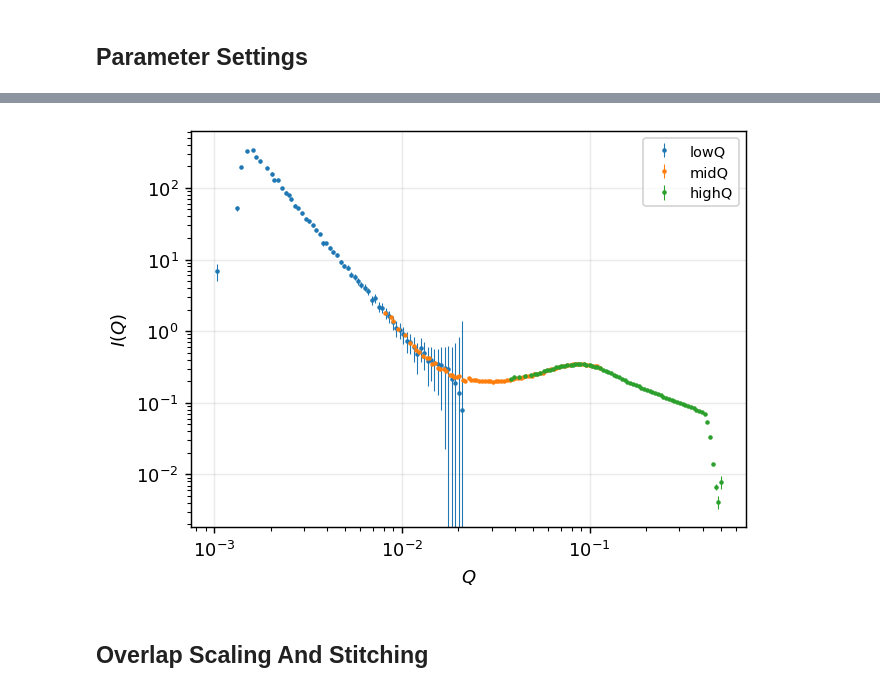
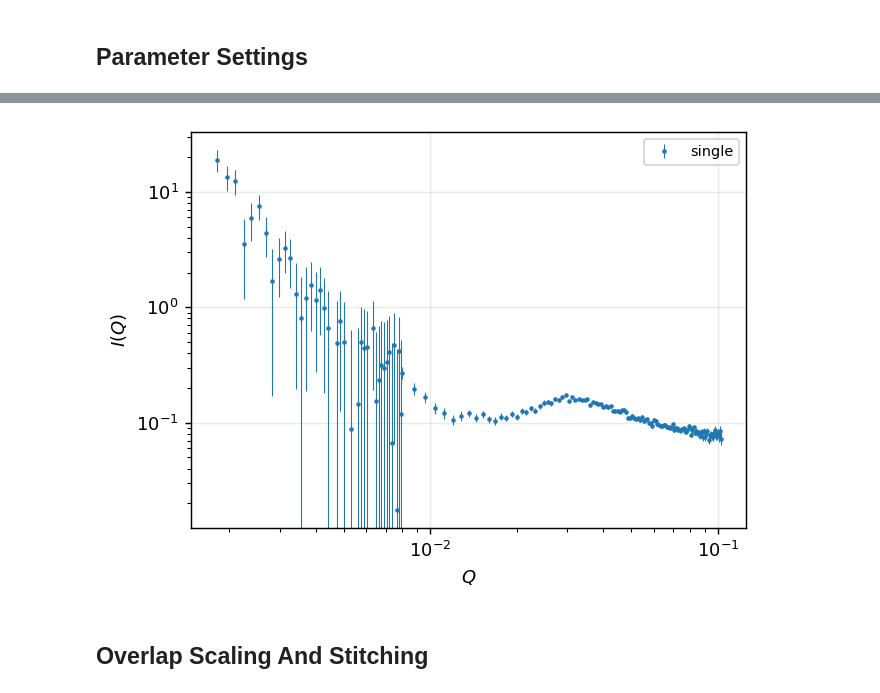
Before and after one commit to ch-tung/Randomwave_ML, a Jupyter notebook: randomcxl/smpl/curvefit/cf.ipynb, the cells around one changed output, grey strips where cells are left out. Saved outputs shown, nothing was run; the diff lists cells and outputs as text; code cells hidden in the pictures.

Commit message:
add 55A YYW comparison and corrected curve fits

```diff
--- a/randomcxl/smpl/curvefit/cf.ipynb
+++ b/randomcxl/smpl/curvefit/cf.ipynb
@@ -20,12 +20,25 @@ plt.rcParams.update({
 # %% [markdown]
 ## Parameter Settings
 # %%
-DATA_DIR = Path("data/yyw/4_5wt")
-SAMPLE_TAG = "55C_R0"
+# Choose exactly one sample block by leaving it uncommented.
+# 55C and 55B use three Iqxy detector files; 55A is already a 1D profile.
+
+# # 4.5 wt%: three detector files
+# DATA_DIR = Path("data/yyw/4_5wt")
+# SAMPLE_TAG = "55C_R0"
+# SINGLE_PROFILE_FILE = None
+
+# 1.5 wt%: three detector files
 # DATA_DIR = Path("data/yyw/1_5wt")
 # SAMPLE_TAG = "55B_R0"
+# SINGLE_PROFILE_FILE = None
 
-IQXY_FILES = {
+# 0.5 wt%: one Q, I(Q), error, dQ text file
+DATA_DIR = Path("data/yyw/0_5wt")
+SAMPLE_TAG = "55A_R0"
+SINGLE_PROFILE_FILE = DATA_DIR / f"{SAMPLE_TAG}.txt"
+
+IQXY_FILES = {} if SINGLE_PROFILE_FILE is not None else {
     "lowQ": DATA_DIR / f"{SAMPLE_TAG}_lowQ_Iqxy.dat",
     "midQ": DATA_DIR / f"{SAMPLE_TAG}_midQ_Iqxy.dat",
     "highQ": DATA_DIR / f"{SAMPLE_TAG}_highQ_Iqxy.dat",
@@ -51,6 +64,9 @@ ANCHOR_BACKGROUND_MAX = 1e-10
 SUBTRACT_BG = True
 
 print(f"[status] sample={SAMPLE_TAG}")
-for label, path in IQXY_FILES.items():
-    print(f"[status] {label}: {path}")
+if SINGLE_PROFILE_FILE is not None:
+    print(f"[status] single 1D profile: {SINGLE_PROFILE_FILE}")
+else:
+    for label, path in IQXY_FILES.items():
+        print(f"[status] {label}: {path}")
 # %% [output]
@@ -63,17 +76,0 @@ for label, path in IQXY_FILES.items():
-# %%
-raw_iqxy = {label: cf.load_iqxy(path, label=label) for label, path in IQXY_FILES.items()}
-profiles = {
-    label: cf.radial_average_iqxy(
-        data,
-        n_bins=RADIAL_BINS_PER_RANGE,
-        min_count=MIN_PIXELS_PER_RADIAL_BIN,
-    )
-    for label, data in raw_iqxy.items()
-}
-
-for label, profile in profiles.items():
-    print(
-        f"[status] {label}: raw_pixels={raw_iqxy[label].q.size}, "
-        f"radial_bins={profile.q.size}, "
-        f"Q=[{profile.q.min():.4g}, {profile.q.max():.4g}]"
-    )
@@ -84,26 +127,26 @@ for label, profile in profiles.items():
 # %%
 fig, ax = plt.subplots(figsize=(5.2, 3.8))
-for label in ("lowQ", "midQ", "highQ"):
+for label in profile_order:
     profile = profiles[label]
     positive = profile.intensity > 0.0
     ax.errorbar(
         profile.q[positive],
         profile.intensity[positive],
         yerr=profile.error[positive],
         fmt=".",
         ms=3,
         lw=0.6,
         capsize=0,
         label=label,
     )
 ax.set_xscale("log")
 ax.set_yscale("log")
 ax.set_xlabel(r"$Q$")
 ax.set_ylabel(r"$I(Q)$")
 ax.legend(fontsize=8)
 fig.tight_layout()
 # %% [output]
-[figure, old version]
+[figure, new version]
 # %% [markdown]
 ## Overlap Scaling And Stitching
 # %%
```
Also changed, not shown: parts of 15 cells of this notebook, 10 other files.
